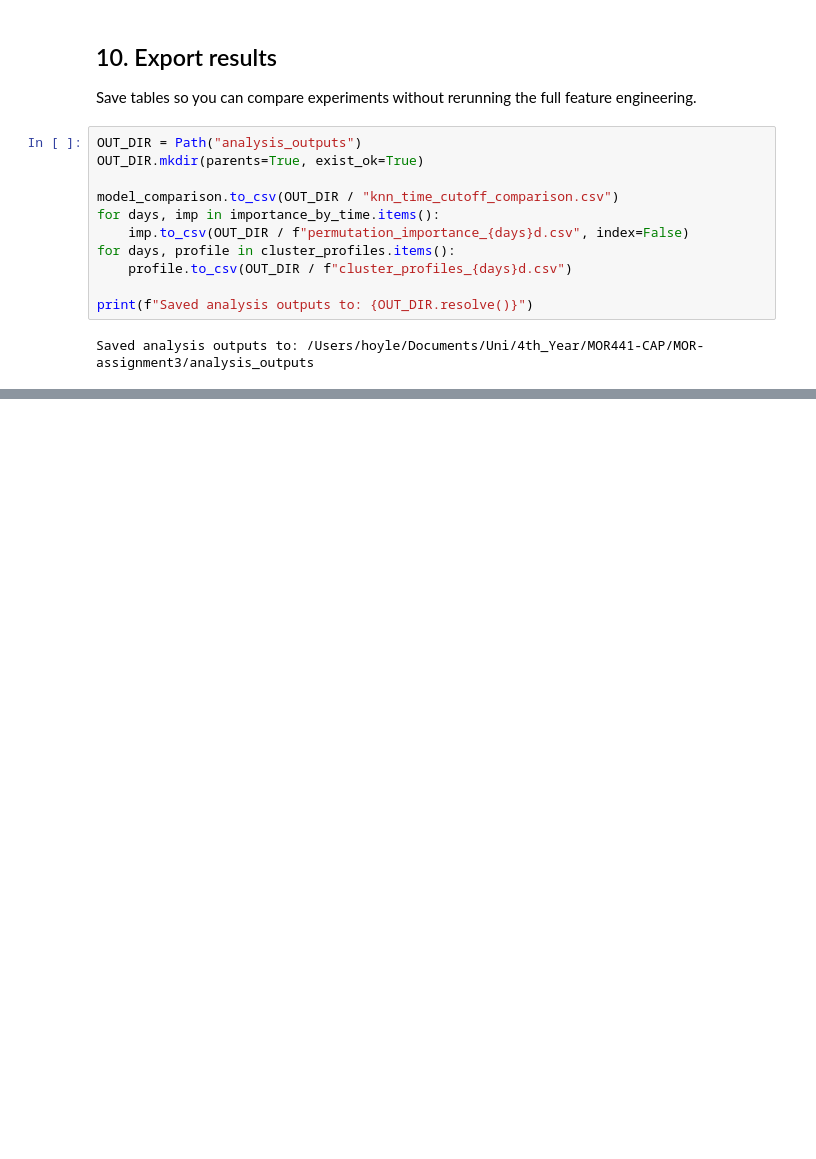
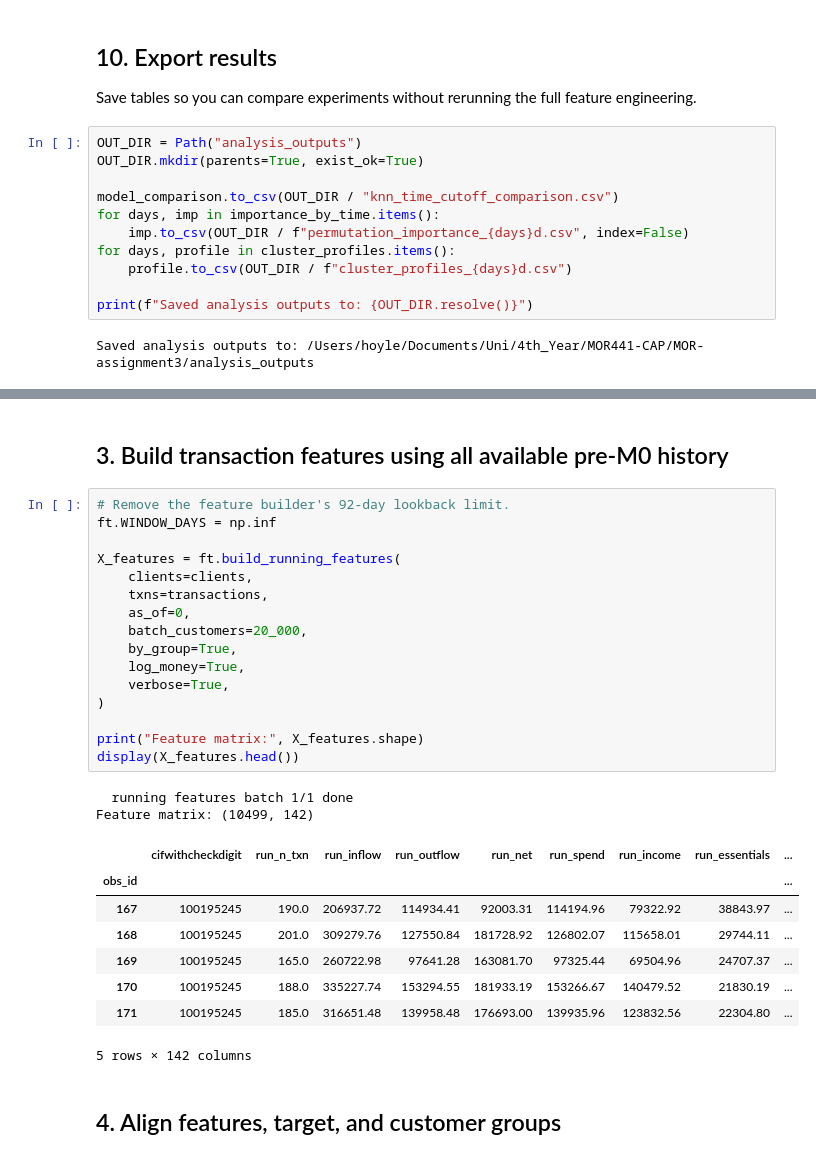
Before and after one commit to Trist4/MOR-assignment3, a Jupyter notebook: time_aware_clusters_knn.ipynb, the cells around one changed output, grey strips where cells are left out. Saved outputs shown, nothing was run; the diff lists cells and outputs as text; blank space fills up the shorter version.

```diff
--- a/time_aware_clusters_knn.ipynb
+++ b/time_aware_clusters_knn.ipynb
@@ -791,0 +1134,31 @@ Saved analysis outputs to: /Users/hoyle/Documents/Uni/4th_Year/MOR441-CAP/MOR-as
+# %% [markdown]
+## 3. Build transaction features using all available pre-M0 history
+# %%
+# Remove the feature builder's 92-day lookback limit.
+ft.WINDOW_DAYS = np.inf
+
+X_features = ft.build_running_features(
+    clients=clients,
+    txns=transactions,
+    as_of=0,
+    batch_customers=20_000,
+    by_group=True,
+    log_money=True,
+    verbose=True,
+)
+
+print("Feature matrix:", X_features.shape)
+display(X_features.head())
+# %% [output]
+  running features batch 1/1 done
+Feature matrix: (10499, 142)
+|  | cifwithcheckdigit | run_n_txn | run_inflow | run_outflow | run_net | run_spend | run_income | run_essentials | ... |
+| obs_id |  |  |  |  |  |  |  |  | ... |
+| 167 | 100195245 | 190.0 | 206937.72 | 114934.41 | 92003.31 | 114194.96 | 79322.92 | 38843.97 | ... |
+| 168 | 100195245 | 201.0 | 309279.76 | 127550.84 | 181728.92 | 126802.07 | 115658.01 | 29744.11 | ... |
+| 169 | 100195245 | 165.0 | 260722.98 | 97641.28 | 163081.70 | 97325.44 | 69504.96 | 24707.37 | ... |
+| 170 | 100195245 | 188.0 | 335227.74 | 153294.55 | 181933.19 | 153266.67 | 140479.52 | 21830.19 | ... |
+| 171 | 100195245 | 185.0 | 316651.48 | 139958.48 | 176693.00 | 139935.96 | 123832.56 | 22304.80 | ... |
+5 rows × 142 columns
+# %% [markdown]
+## 4. Align features, target, and customer groups
```
Also changed, not shown: parts of 21 cells of this notebook.
